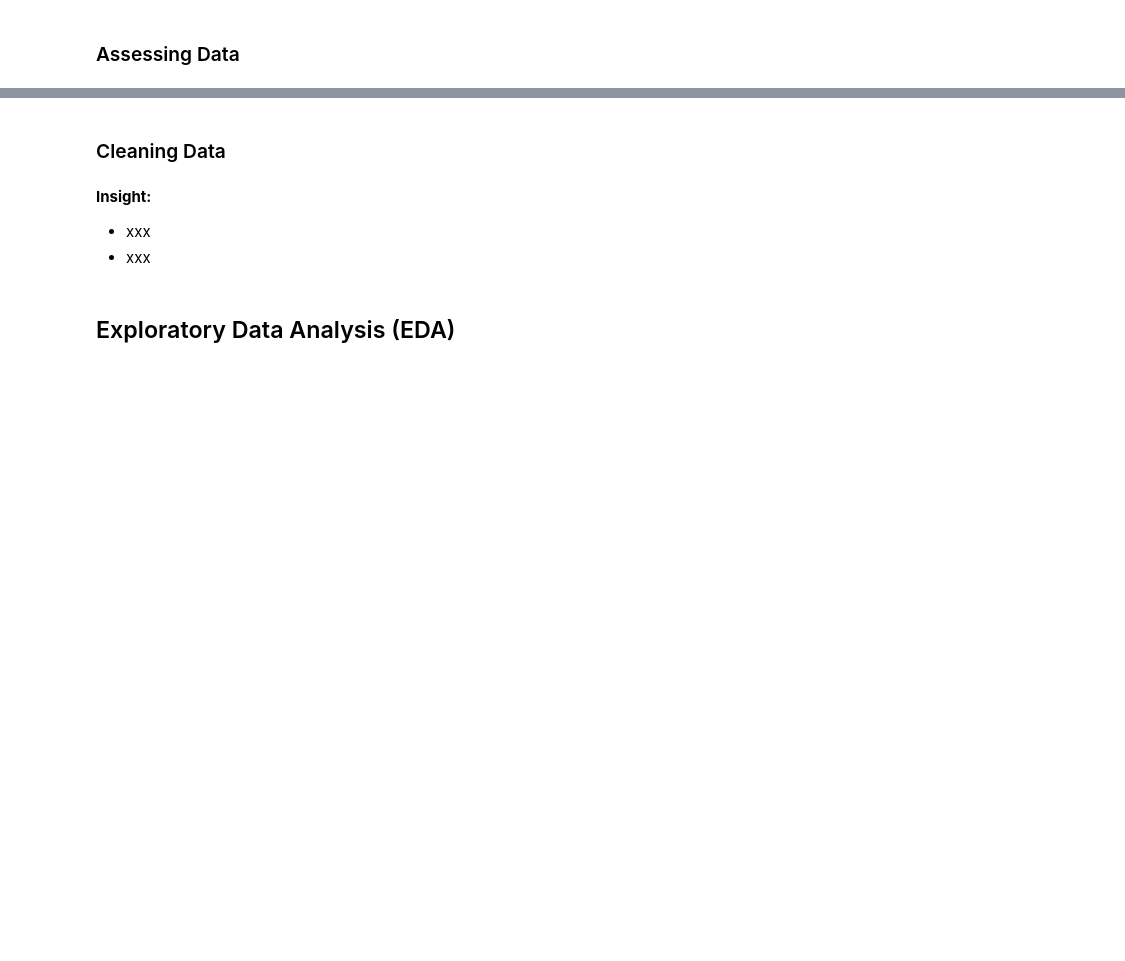
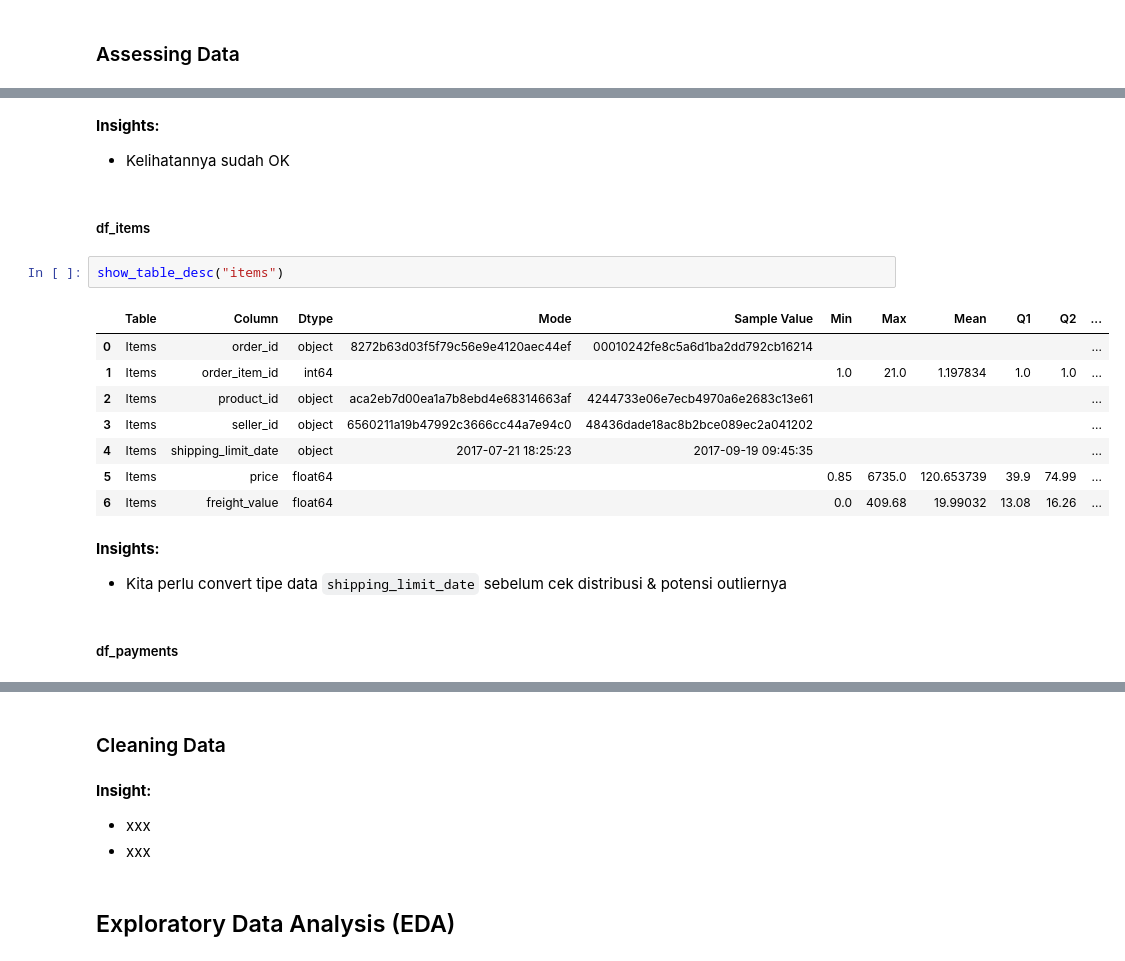
Before and after one commit to arguto1993/olist-ecommerce-performance, a Jupyter notebook: ecommerce_performance.ipynb, the cells around one changed output, grey strips where cells are left out. Saved outputs shown, nothing was run; the diff lists cells and outputs as text; blank space fills up the shorter version.

```diff
--- a/ecommerce_performance.ipynb
+++ b/ecommerce_performance.ipynb
@@ -26,0 +488,21 @@
+# %% [markdown]
+**Insights:**
+- Kelihatannya sudah OK
+# %% [markdown]
+##### df_items
+# %%
+show_table_desc("items")
+# %% [output]
+|  | Table | Column | Dtype | Mode | Sample Value | Min | Max | Mean | Q1 | Q2 | ... |
+| 0 | Items | order_id | object | 8272b63d03f5f79c56e9e4120aec44ef | 00010242fe8c5a6d1ba2dd792cb16214 |  |  |  |  |  | ... |
+| 1 | Items | order_item_id | int64 |  |  | 1.0 | 21.0 | 1.197834 | 1.0 | 1.0 | ... |
+| 2 | Items | product_id | object | aca2eb7d00ea1a7b8ebd4e68314663af | 4244733e06e7ecb4970a6e2683c13e61 |  |  |  |  |  | ... |
+| 3 | Items | seller_id | object | 6560211a19b47992c3666cc44a7e94c0 | 48436dade18ac8b2bce089ec2a041202 |  |  |  |  |  | ... |
+| 4 | Items | shipping_limit_date | object | 2017-07-21 18:25:23 | 2017-09-19 09:45:35 |  |  |  |  |  | ... |
+| 5 | Items | price | float64 |  |  | 0.85 | 6735.0 | 120.653739 | 39.9 | 74.99 | ... |
+| 6 | Items | freight_value | float64 |  |  | 0.0 | 409.68 | 19.99032 | 13.08 | 16.26 | ... |
+# %% [markdown]
+**Insights:**
+- Kita perlu convert tipe data `shipping_limit_date` sebelum cek distribusi & potensi outliernya
+# %% [markdown]
+##### df_payments
```
Also changed, not shown: parts of 67 cells of this notebook.
